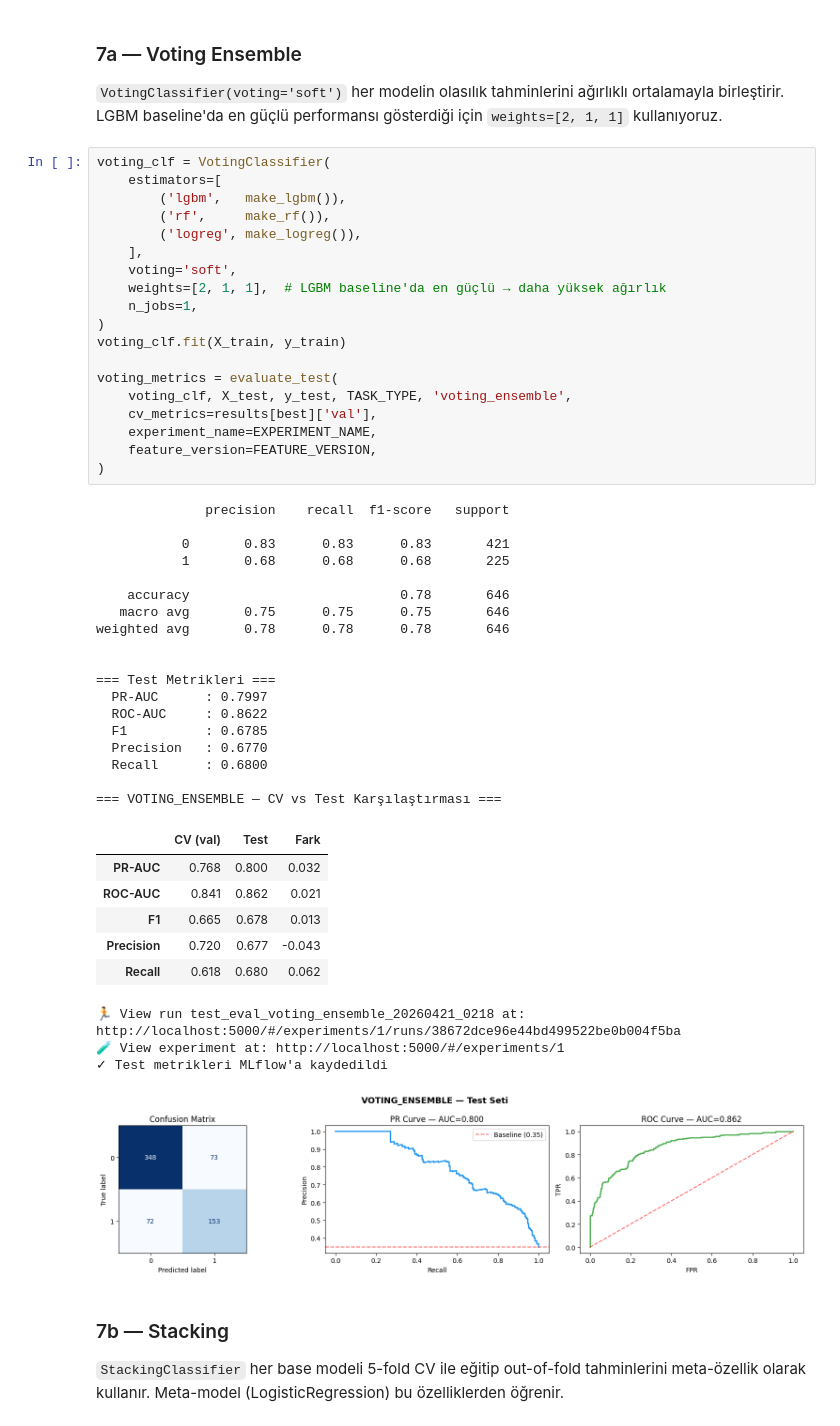
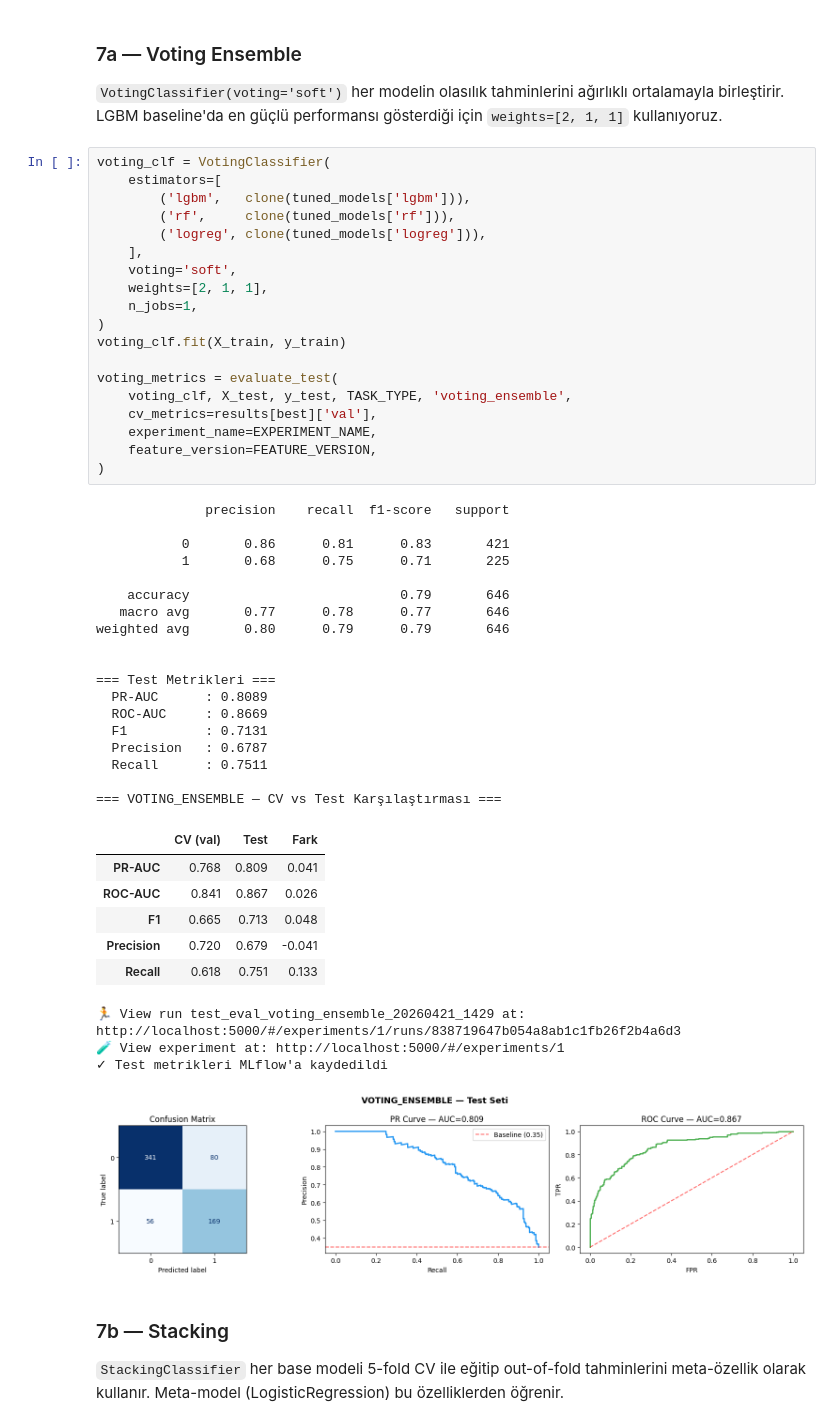
Before and after one commit to UgurIpekduzen/tmdb-hit-classifier, a Jupyter notebook: example.ipynb, the cells around one changed output. Saved outputs shown, nothing was run; the diff lists cells and outputs as text.

Commit message:
ADVBK-43: feat(model): use tuned models in hybrid ensemble cells

```diff
--- a/example.ipynb
+++ b/example.ipynb
@@ -434,51 +435,51 @@ LGBM baseline'da en güçlü performansı gösterdiği için `weights=[2, 1, 1]`
 # %%
 voting_clf = VotingClassifier(
     estimators=[
-        ('lgbm',   make_lgbm()),
-        ('rf',     make_rf()),
-        ('logreg', make_logreg()),
+        ('lgbm',   clone(tuned_models['lgbm'])),
+        ('rf',     clone(tuned_models['rf'])),
+        ('logreg', clone(tuned_models['logreg'])),
     ],
     voting='soft',
-    weights=[2, 1, 1],  # LGBM baseline'da en güçlü → daha yüksek ağırlık
+    weights=[2, 1, 1],
     n_jobs=1,
 )
 voting_clf.fit(X_train, y_train)
 
 voting_metrics = evaluate_test(
     voting_clf, X_test, y_test, TASK_TYPE, 'voting_ensemble',
     cv_metrics=results[best]['val'],
     experiment_name=EXPERIMENT_NAME,
     feature_version=FEATURE_VERSION,
 )
 # %% [output]
               precision    recall  f1-score   support
 
-           0       0.83      0.83      0.83       421
-           1       0.68      0.68      0.68       225
+           0       0.86      0.81      0.83       421
+           1       0.68      0.75      0.71       225
 
-    accuracy                           0.78       646
-   macro avg       0.75      0.75      0.75       646
-weighted avg       0.78      0.78      0.78       646
+    accuracy                           0.79       646
+   macro avg       0.77      0.78      0.77       646
+weighted avg       0.80      0.79      0.79       646
 
 
 === Test Metrikleri ===
-  PR-AUC      : 0.7997
-  ROC-AUC     : 0.8622
-  F1          : 0.6785
-  Precision   : 0.6770
-  Recall      : 0.6800
+  PR-AUC      : 0.8089
+  ROC-AUC     : 0.8669
+  F1          : 0.7131
+  Precision   : 0.6787
+  Recall      : 0.7511
 
 === VOTING_ENSEMBLE — CV vs Test Karşılaştırması ===
 |  | CV (val) | Test | Fark |
-| PR-AUC | 0.768 | 0.800 | 0.032 |
-| ROC-AUC | 0.841 | 0.862 | 0.021 |
-| F1 | 0.665 | 0.678 | 0.013 |
-| Precision | 0.720 | 0.677 | -0.043 |
-| Recall | 0.618 | 0.680 | 0.062 |
+| PR-AUC | 0.768 | 0.809 | 0.041 |
+| ROC-AUC | 0.841 | 0.867 | 0.026 |
+| F1 | 0.665 | 0.713 | 0.048 |
+| Precision | 0.720 | 0.679 | -0.041 |
+| Recall | 0.618 | 0.751 | 0.133 |
-🏃 View run test_eval_voting_ensemble_20260421_0218 at: http://localhost:5000/#/experiments/1/runs/38672dce96e44bd499522be0b004f5ba
+🏃 View run test_eval_voting_ensemble_20260421_1429 at: http://localhost:5000/#/experiments/1/runs/838719647b054a8ab1c1fb26f2b4a6d3
 🧪 View experiment at: http://localhost:5000/#/experiments/1
 ✓ Test metrikleri MLflow'a kaydedildi
-[figure, old version]
+[figure, new version]
 # %% [markdown]
 ### 7b — Stacking
 
```
Also changed, not shown: parts of 11 cells of this notebook.
